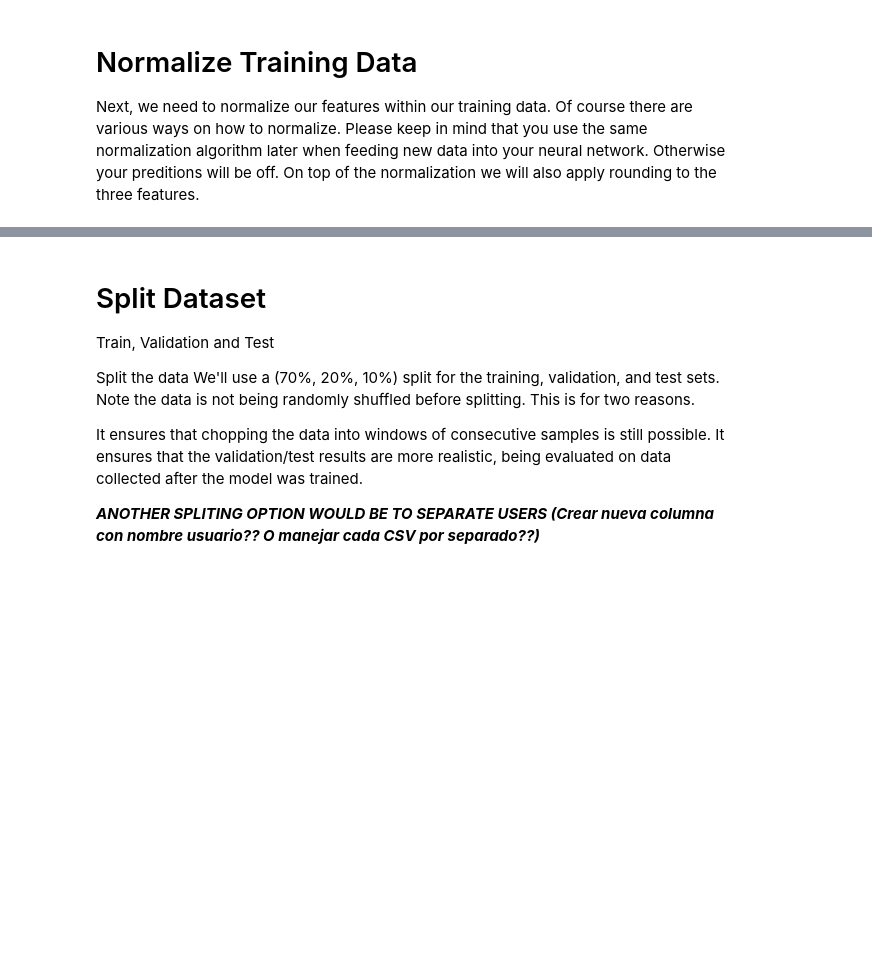
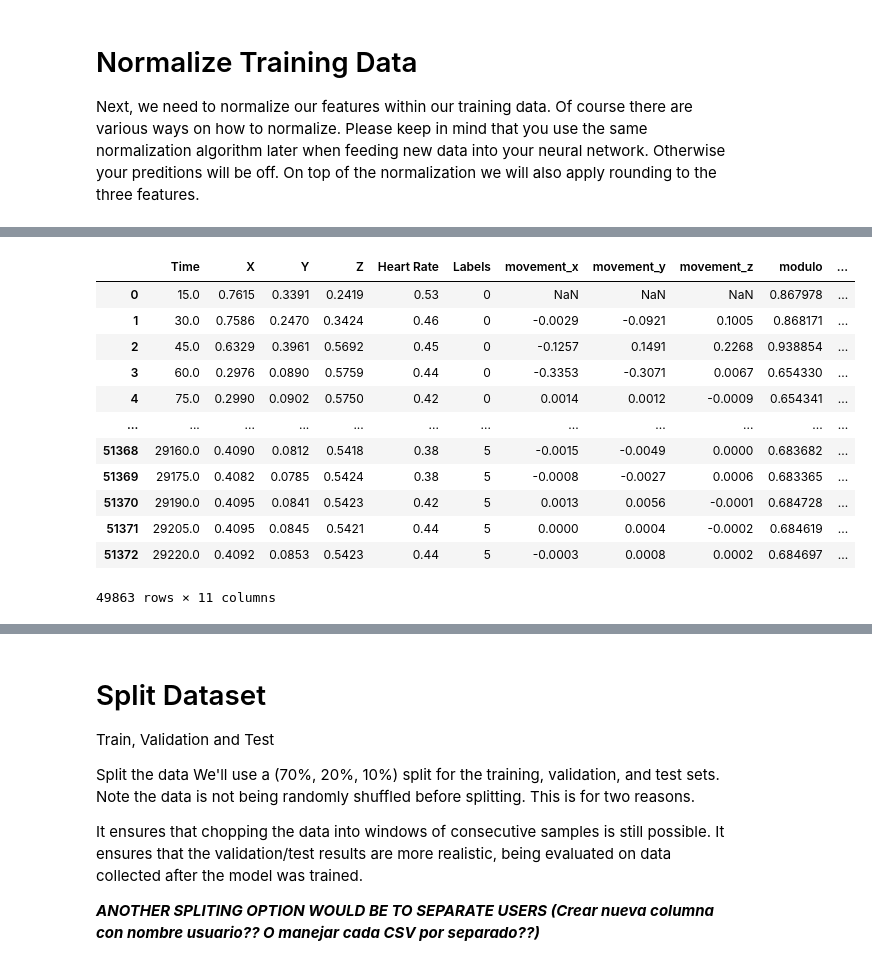
Before and after one commit to cargilgar/Smart-Alarm-using-tinyML, a Jupyter notebook: src/model_training/model_training.ipynb, the cells around one changed output, grey strips where cells are left out. Saved outputs shown, nothing was run; the diff lists cells and outputs as text; code cells hidden in the pictures; blank space fills up the shorter version.

```diff
--- a/src/model_training/model_training.ipynb
+++ b/src/model_training/model_training.ipynb
@@ -128,0 +195,22 @@ df = df.round({'X': 4, 'Y': 4, 'Z': 4, 'Heart Rate': 4})
+# %%
+df['movement_x'] = df['X'] - df['X'].shift()
+df['movement_y'] = df['Y'] - df['Y'].shift()
+df['movement_z'] = df['Z'] - df['Z'].shift()
+df['modulo'] = (df['X']**2 + df['Y']**2 + df['Z']**2)**0.5
+df['modulo_movement'] = (df['movement_x']**2 + df['movement_y']**2 + df['movement_z']**2)**0.5
+
+df
+# %% [output]
+|  | Time | X | Y | Z | Heart Rate | Labels | movement_x | movement_y | movement_z | modulo | ... |
+| 0 | 15.0 | 0.7615 | 0.3391 | 0.2419 | 0.53 | 0 | NaN | NaN | NaN | 0.867978 | ... |
+| 1 | 30.0 | 0.7586 | 0.2470 | 0.3424 | 0.46 | 0 | -0.0029 | -0.0921 | 0.1005 | 0.868171 | ... |
+| 2 | 45.0 | 0.6329 | 0.3961 | 0.5692 | 0.45 | 0 | -0.1257 | 0.1491 | 0.2268 | 0.938854 | ... |
+| 3 | 60.0 | 0.2976 | 0.0890 | 0.5759 | 0.44 | 0 | -0.3353 | -0.3071 | 0.0067 | 0.654330 | ... |
+| 4 | 75.0 | 0.2990 | 0.0902 | 0.5750 | 0.42 | 0 | 0.0014 | 0.0012 | -0.0009 | 0.654341 | ... |
+| ... | ... | ... | ... | ... | ... | ... | ... | ... | ... | ... | ... |
+| 51368 | 29160.0 | 0.4090 | 0.0812 | 0.5418 | 0.38 | 5 | -0.0015 | -0.0049 | 0.0000 | 0.683682 | ... |
+| 51369 | 29175.0 | 0.4082 | 0.0785 | 0.5424 | 0.38 | 5 | -0.0008 | -0.0027 | 0.0006 | 0.683365 | ... |
+| 51370 | 29190.0 | 0.4095 | 0.0841 | 0.5423 | 0.42 | 5 | 0.0013 | 0.0056 | -0.0001 | 0.684728 | ... |
+| 51371 | 29205.0 | 0.4095 | 0.0845 | 0.5421 | 0.44 | 5 | 0.0000 | 0.0004 | -0.0002 | 0.684619 | ... |
+| 51372 | 29220.0 | 0.4092 | 0.0853 | 0.5423 | 0.44 | 5 | -0.0003 | 0.0008 | 0.0002 | 0.684697 | ... |
+49863 rows × 11 columns
```
Also changed, not shown: parts of 15 cells of this notebook, 1 other file.
